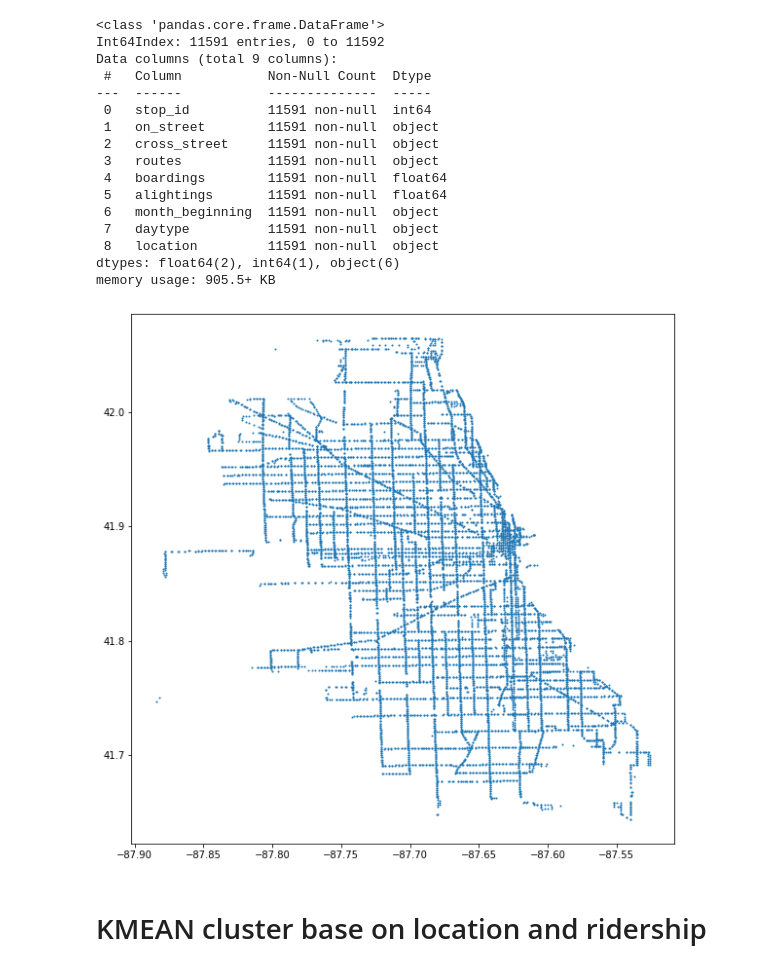
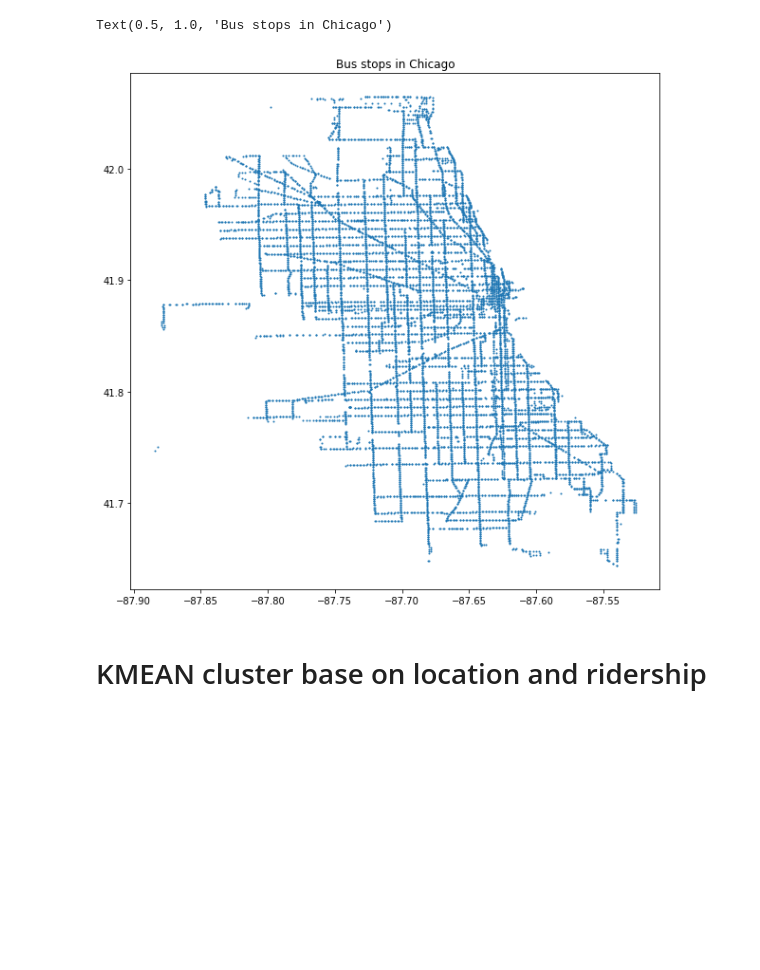
Before and after one commit to LamSingkit/Chicago_public_transport_project, a Jupyter notebook: Shengjie_Folder/Clustering.ipynb, the cells around one changed output. Saved outputs shown, nothing was run; the diff lists cells and outputs as text; code cells hidden in the pictures; blank space fills up the shorter version.

```diff
--- a/Shengjie_Folder/Clustering.ipynb
+++ b/Shengjie_Folder/Clustering.ipynb
@@ -26,19 +23,0 @@ bus_df.dropna(axis=0,inplace=True)
-# %%
-bus_df.info()
-# %% [output]
-<class 'pandas.core.frame.DataFrame'>
-Int64Index: 11591 entries, 0 to 11592
-Data columns (total 9 columns):
- #   Column           Non-Null Count  Dtype
----  ------           --------------  -----
- 0   stop_id          11591 non-null  int64
- 1   on_street        11591 non-null  object
- 2   cross_street     11591 non-null  object
- 3   routes           11591 non-null  object
- 4   boardings        11591 non-null  float64
- 5   alightings       11591 non-null  float64
- 6   month_beginning  11591 non-null  object
- 7   daytype          11591 non-null  object
- 8   location         11591 non-null  object
-dtypes: float64(2), int64(1), object(6)
-memory usage: 905.5+ KB
@@ -49,11 +24,28 @@ bus_df['location'] = bus_df['location'].apply(make_tuple)
 # %%
+bus_df.dropna(axis=0,inplace=True)
+
+bus_df.drop(columns=['month_beginning','daytype'],inplace=True)
+
+bus_df['location'] = bus_df['location'].apply(make_tuple)
+
 def get_lat(i):
     return i[0]
 def get_long(i):
     return i[1]
 
 def safe_log(x):
     # return 0 when log(0)
     if x <= 0:
         return 0
     return np.log(x)
+
+bus_df['lat'] = bus_df['location'].apply(get_lat)
+bus_df['long'] = bus_df['location'].apply(get_long)
+bus_df.drop(columns = 'location',inplace = True)
+
+plt.figure(figsize=(10, 10))
+plt.scatter(bus_df.long, bus_df.lat,s=1);
+plt.title('Bus stops in Chicago')
+# %% [output]
+Text(0.5, 1.0, 'Bus stops in Chicago')
+[figure, added]
@@ -64,8 +52,3 @@ bus_df.drop(columns = 'location',inplace = True)
-# %%
-plt.figure(figsize=(10, 10))
-plt.scatter(bus_df.long, bus_df.lat,s=1);
-# %% [output]
-[figure, removed]
 # %%
 bus_df['alightings_log'] = bus_df['alightings'].apply(safe_log)
 bus_df['boardings_log'] = bus_df['boardings'].apply(safe_log)
```
Also changed, not shown: parts of 17 cells of this notebook, 1 other file.
